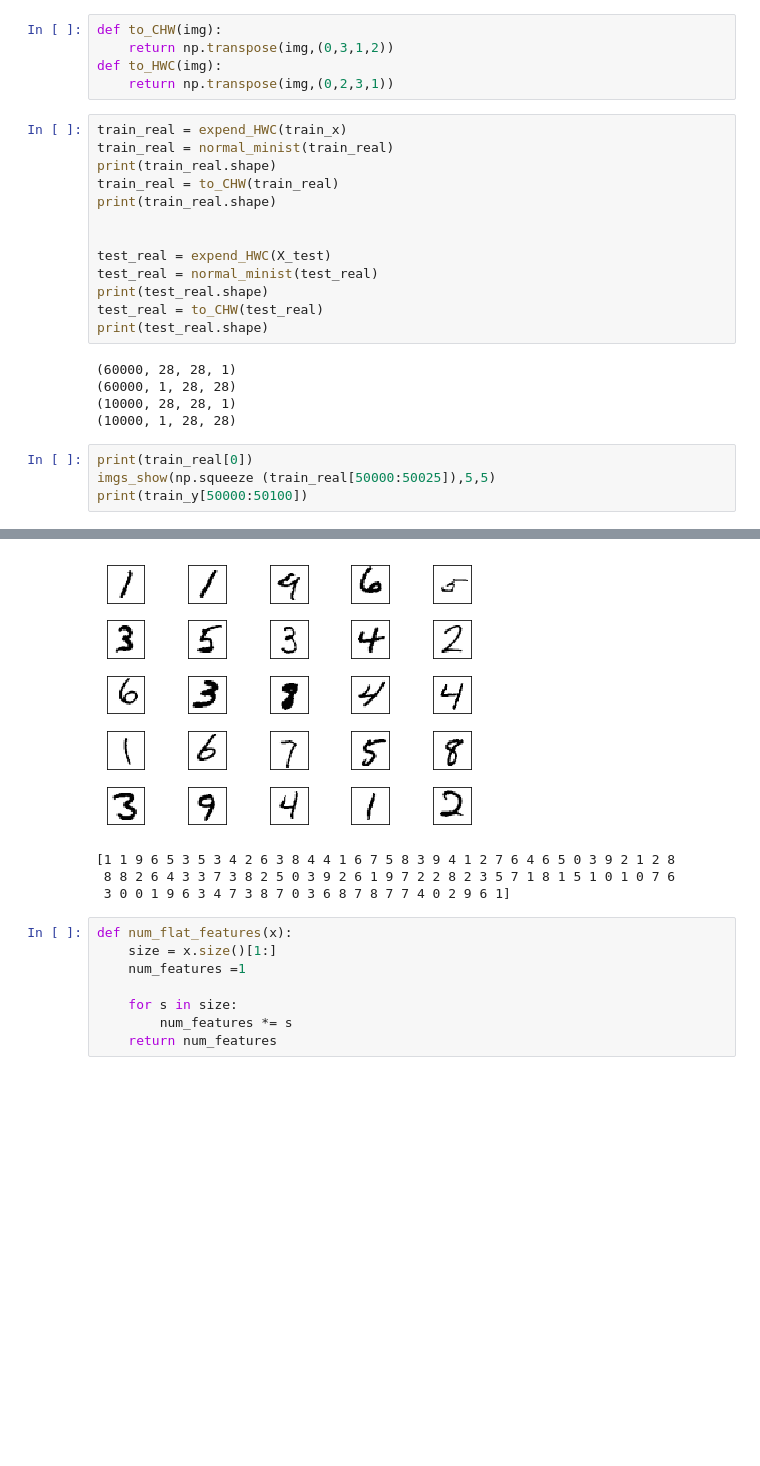
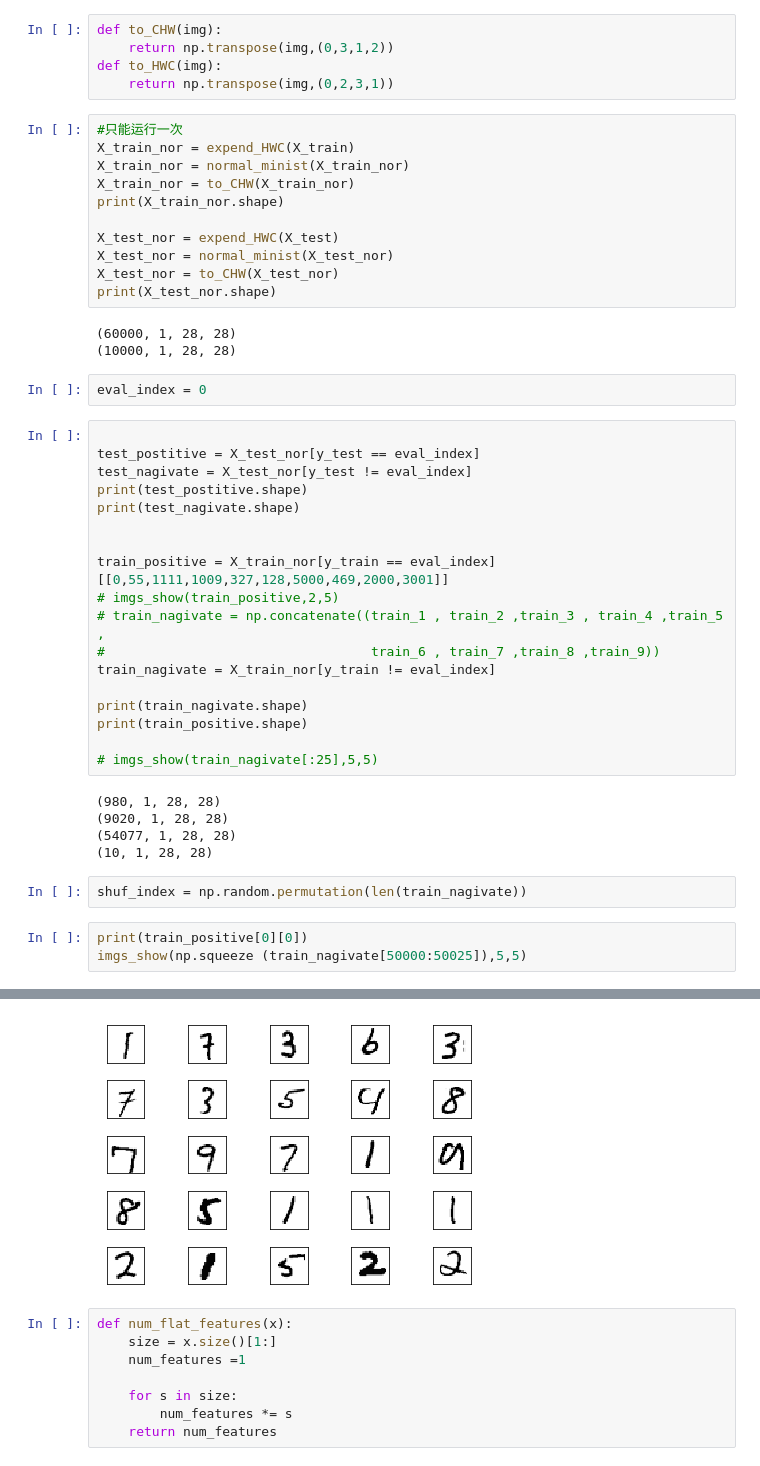
Before and after one commit to andrewhuman/mymnisttest, a Jupyter notebook: nagivate_clean.ipynb, the cells around one changed output, grey strips where cells are left out. Cells and saved outputs as stored; diff of their text form; blank space fills up the shorter version.

```diff
--- a/nagivate_clean.ipynb
+++ b/nagivate_clean.ipynb
@@ -92,26 +71,48 @@ def to_CHW(img):
     return np.transpose(img,(0,3,1,2))
 def to_HWC(img):
     return np.transpose(img,(0,2,3,1))
-# %%
-train_real = expend_HWC(train_x)
-train_real = normal_minist(train_real)
-print(train_real.shape)
-train_real = to_CHW(train_real)
-print(train_real.shape)
-
-
-test_real = expend_HWC(X_test)
-test_real = normal_minist(test_real)
-print(test_real.shape)
-test_real = to_CHW(test_real)
-print(test_real.shape)
-# %% [output]
-(60000, 28, 28, 1)
-(60000, 1, 28, 28)
-(10000, 28, 28, 1)
-(10000, 1, 28, 28)
+# %%
+#只能运行一次
+X_train_nor = expend_HWC(X_train)
+X_train_nor = normal_minist(X_train_nor)
+X_train_nor = to_CHW(X_train_nor)
+print(X_train_nor.shape)
+
+X_test_nor = expend_HWC(X_test)
+X_test_nor = normal_minist(X_test_nor)
+X_test_nor = to_CHW(X_test_nor)
+print(X_test_nor.shape)
+# %% [output]
+(60000, 1, 28, 28)
+(10000, 1, 28, 28)
+# %%
+eval_index = 0
+# %%
+
+test_postitive = X_test_nor[y_test == eval_index]
+test_nagivate = X_test_nor[y_test != eval_index]
+print(test_postitive.shape)
+print(test_nagivate.shape)
+
+
+train_positive = X_train_nor[y_train == eval_index][[0,55,1111,1009,327,128,5000,469,2000,3001]]
+# imgs_show(train_positive,2,5)
+# train_nagivate = np.concatenate((train_1 , train_2 ,train_3 , train_4 ,train_5 ,
+#                                  train_6 , train_7 ,train_8 ,train_9))
+train_nagivate = X_train_nor[y_train != eval_index]
+
+print(train_nagivate.shape)
+print(train_positive.shape)
+
+# imgs_show(train_nagivate[:25],5,5)
+# %% [output]
+(980, 1, 28, 28)
+(9020, 1, 28, 28)
+(54077, 1, 28, 28)
+(10, 1, 28, 28)
+# %%
+shuf_index = np.random.permutation(len(train_nagivate))
 # %%
-print(train_real[0])
-imgs_show(np.squeeze (train_real[50000:50025]),5,5)
-print(train_y[50000:50100])
+print(train_positive[0][0])
+imgs_show(np.squeeze (train_nagivate[50000:50025]),5,5)
 # %% [output]
@@ -135,7 +136,4 @@ print(train_y[50000:50100])
-[figure, old version]
+[figure, new version]
-[1 1 9 6 5 3 5 3 4 2 6 3 8 4 4 1 6 7 5 8 3 9 4 1 2 7 6 4 6 5 0 3 9 2 1 2 8
- 8 8 2 6 4 3 3 7 3 8 2 5 0 3 9 2 6 1 9 7 2 2 8 2 3 5 7 1 8 1 5 1 0 1 0 7 6
- 3 0 0 1 9 6 3 4 7 3 8 7 0 3 6 8 7 8 7 7 4 0 2 9 6 1]
 # %%
 def num_flat_features(x):
     size = x.size()[1:]
```
Also changed, not shown: parts of 13 cells of this notebook, 6 other files.
